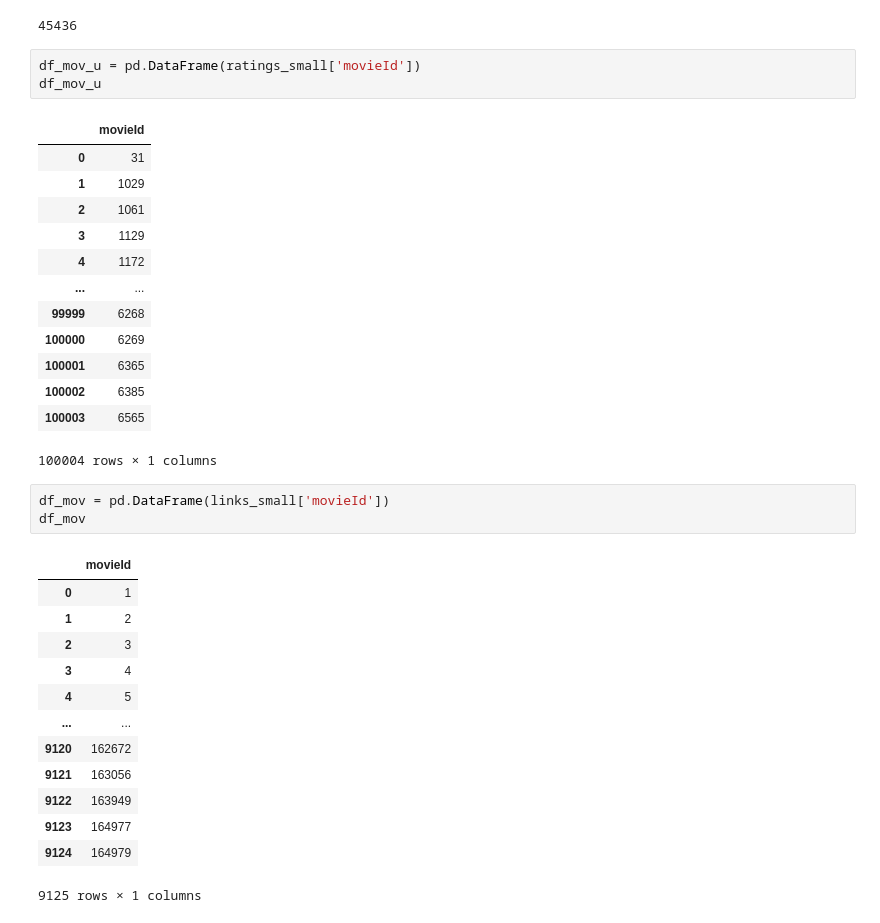
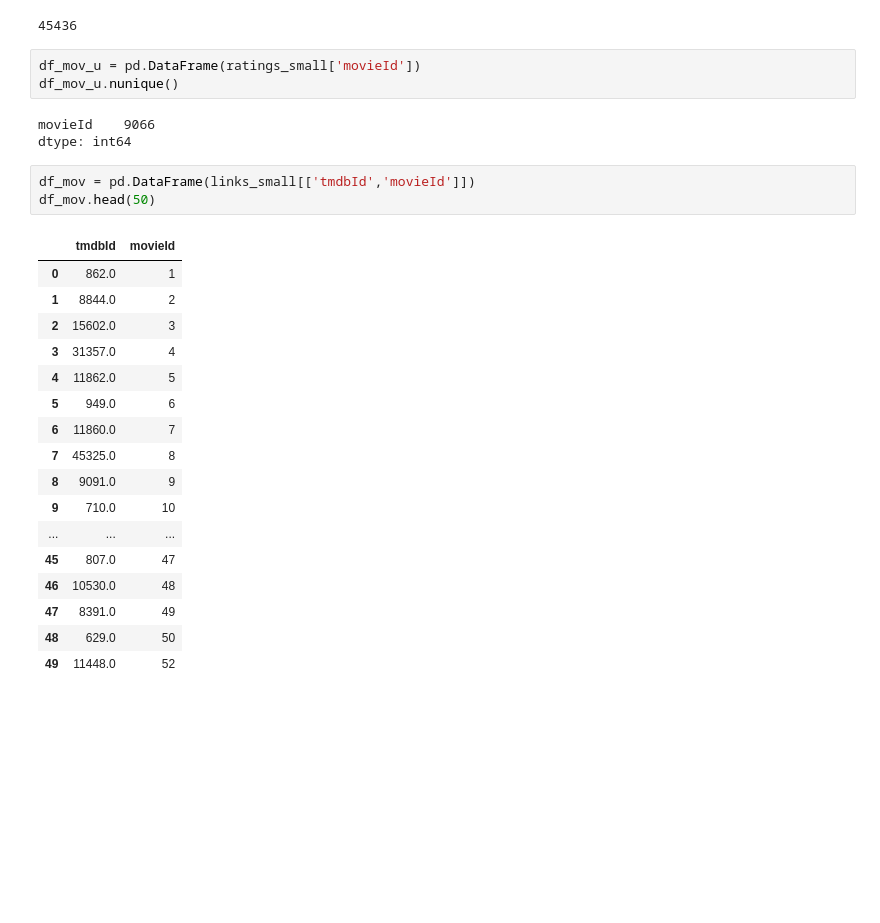
Before and after one commit to ElenaVillano/sistemas_recomendacion, a Jupyter notebook: e_Proyecto_Final_Equipo_7.ipynb, the cells around one changed output. Saved outputs shown, nothing was run; the diff lists cells and outputs as text; blank space fills up the shorter version.

```diff
--- a/e_Proyecto_Final_Equipo_7.ipynb
+++ b/e_Proyecto_Final_Equipo_7.ipynb
@@ -335,35 +282,28 @@ movies_metadata['id'].nunique()
 45436
 # %%
 df_mov_u = pd.DataFrame(ratings_small['movieId'])
-df_mov_u
+df_mov_u.nunique()
 # %% [output]
-|  | movieId |
-| 0 | 31 |
-| 1 | 1029 |
-| 2 | 1061 |
-| 3 | 1129 |
-| 4 | 1172 |
-| ... | ... |
-| 99999 | 6268 |
-| 100000 | 6269 |
-| 100001 | 6365 |
-| 100002 | 6385 |
-| 100003 | 6565 |
-100004 rows × 1 columns
+movieId    9066
+dtype: int64
 # %%
-df_mov = pd.DataFrame(links_small['movieId'])
-df_mov
+df_mov = pd.DataFrame(links_small[['tmdbId','movieId']])
+df_mov.head(50)
 # %% [output]
-|  | movieId |
-| 0 | 1 |
-| 1 | 2 |
-| 2 | 3 |
-| 3 | 4 |
-| 4 | 5 |
-| ... | ... |
-| 9120 | 162672 |
-| 9121 | 163056 |
-| 9122 | 163949 |
-| 9123 | 164977 |
-| 9124 | 164979 |
+|  | tmdbId | movieId |
+| 0 | 862.0 | 1 |
+| 1 | 8844.0 | 2 |
+| 2 | 15602.0 | 3 |
+| 3 | 31357.0 | 4 |
+| 4 | 11862.0 | 5 |
+| 5 | 949.0 | 6 |
+| 6 | 11860.0 | 7 |
+| 7 | 45325.0 | 8 |
+| 8 | 9091.0 | 9 |
+| 9 | 710.0 | 10 |
+| ... | ... | ... |
+| 45 | 807.0 | 47 |
+| 46 | 10530.0 | 48 |
+| 47 | 8391.0 | 49 |
+| 48 | 629.0 | 50 |
+| 49 | 11448.0 | 52 |
-9125 rows × 1 columns
```
Also changed, not shown: parts of 34 cells of this notebook.
